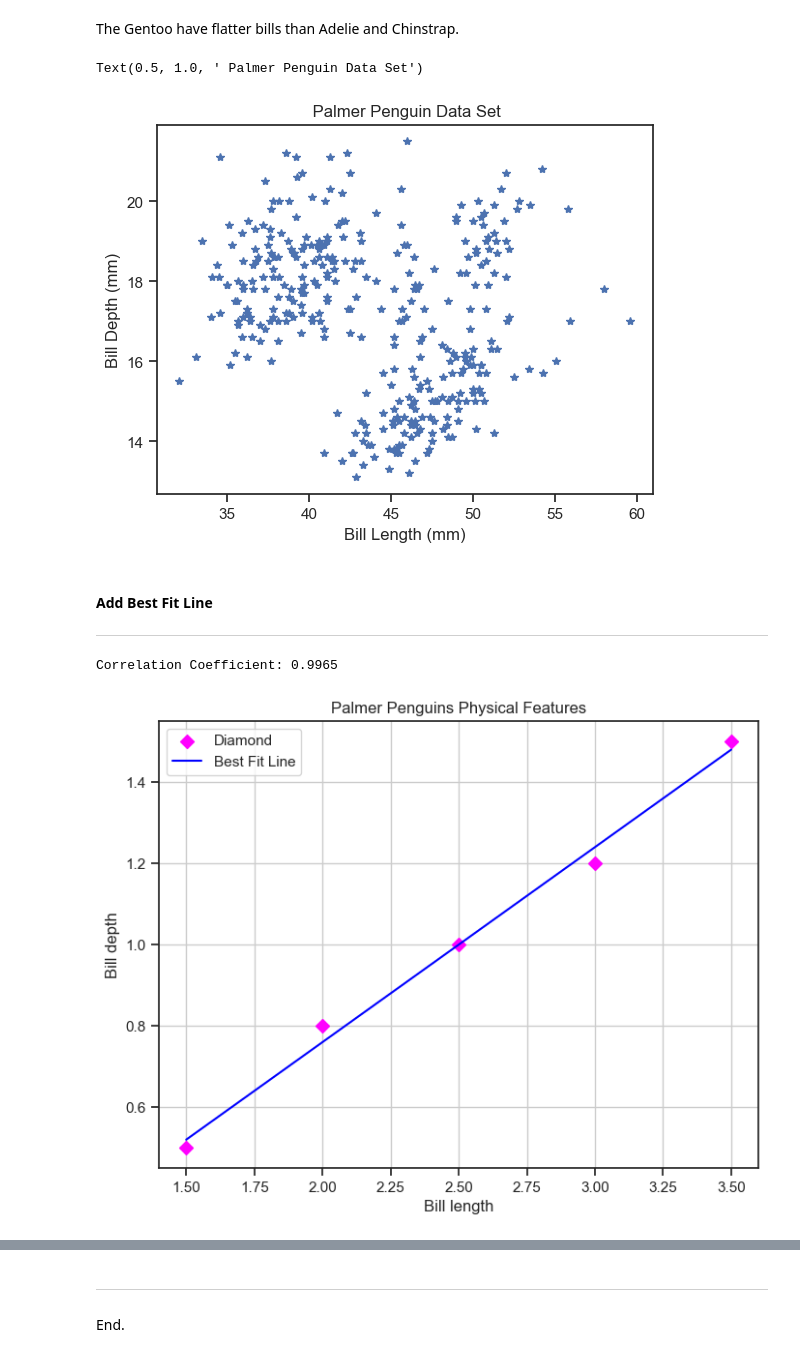
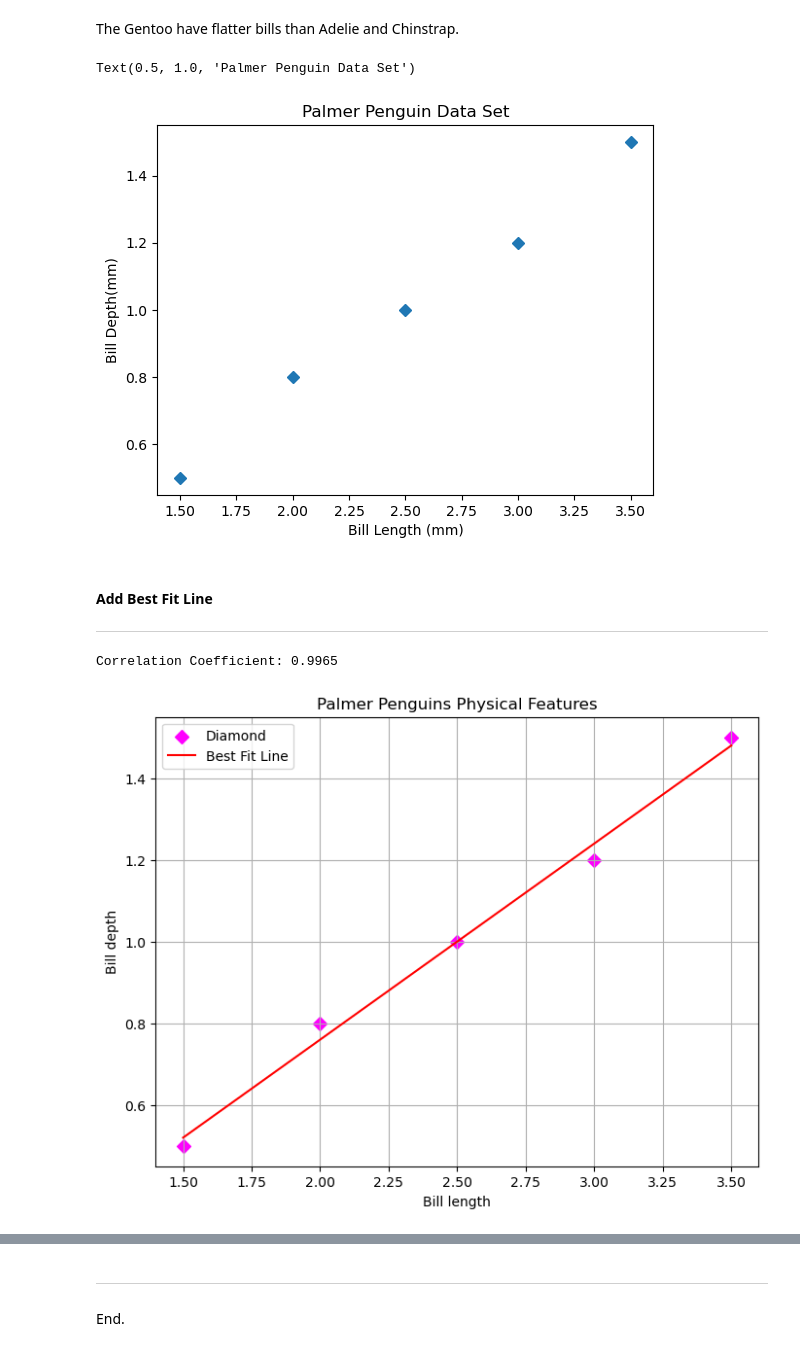
Before and after one commit to Roisin2/mywork, a Jupyter notebook: penguins.ipynb, the cells around one changed output, grey strips where cells are left out. Saved outputs shown, nothing was run; the diff lists cells and outputs as text; code cells hidden in the pictures.

Commit message:
trying best fit with new method.

```diff
--- a/penguins.ipynb
+++ b/penguins.ipynb
@@ -356,21 +198,19 @@ plt.show()
 # %% [markdown]
 The Gentoo have flatter bills than Adelie and Chinstrap.
 # %%
-# Create new figure and set of axes.
-fig, ax = plt.subplots()
-
-# Simple Plot.
-ax.plot(bill_len, b_depth, "*",)
+# closer inspection of the over all Bill
+# Simple Scatter Plot. (using matplotlib)
+plt.plot(bill_len, b_depth, "D")
 
 # Axis Labels.
-ax.set_xlabel("Bill Length (mm)")
-ax.set_ylabel("Bill Depth (mm)")
+plt.xlabel("Bill Length (mm)")
+plt.ylabel("Bill Depth(mm)")
 
 # Title
-ax.set_title(" Palmer Penguin Data Set")
+plt.title("Palmer Penguin Data Set")
 # %% [output]
-Text(0.5, 1.0, ' Palmer Penguin Data Set')
+Text(0.5, 1.0, 'Palmer Penguin Data Set')
-[figure, old version]
+[figure, new version]
 # %% [markdown]
 #### Add Best Fit Line
 ***
@@ -378,15 +218,13 @@ Text(0.5, 1.0, ' Palmer Penguin Data Set')
 # import
 from scipy.stats import linregress
 
-# XXXXXXXXXXXXXXXXXXXXXXXXXXXXXXXXXXX fix this.
 bill_len = [1.5, 2.0, 2.5, 3.0, 3.5]
 b_depth = [0.5, 0.8, 1.0, 1.2, 1.5]
-flip_len = [2.0, 2.5, 3.0, 3.5, 4.0]
 
-# fitting the linear regression line / best fit line
-# linregress function from scipy.stats cal the bestfit for the relationship with b.length and b.depth.
+# fitting the linear regression line / best fit line (the course example code wouldn't work so went in search of other option)
+# linregress function from scipy.stats cal the b/fit for the relationship with b.length and b.depth.
 # It makes the slope (regression coefficient), intercept, correlation coefficient, p-value, and standard error of the regression line.
-#The bfit line is shown as bill_depth = slope * bill_length + intercept.
+#The b/fit line is shown as bill_depth = slope * bill_length + intercept.
 
 slope, intercept, r_value, p_value, std_err = linregress(bill_len, b_depth)
 
@@ -412,4 +250,4 @@ print(f"Correlation Coefficient: {correlation_coefficient:.4f}")
 plt.show()
 # %% [output]
 Correlation Coefficient: 0.9965
-[figure, old version]
+[figure, new version]
```
Also changed, not shown: parts of 22 cells of this notebook.
